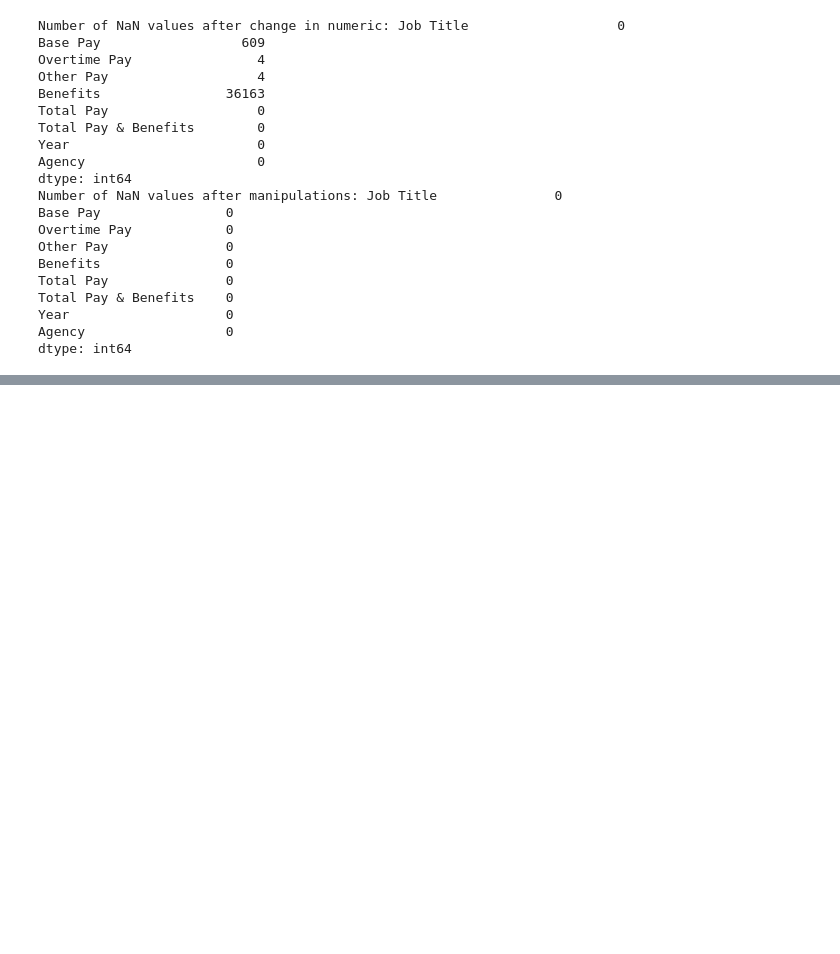
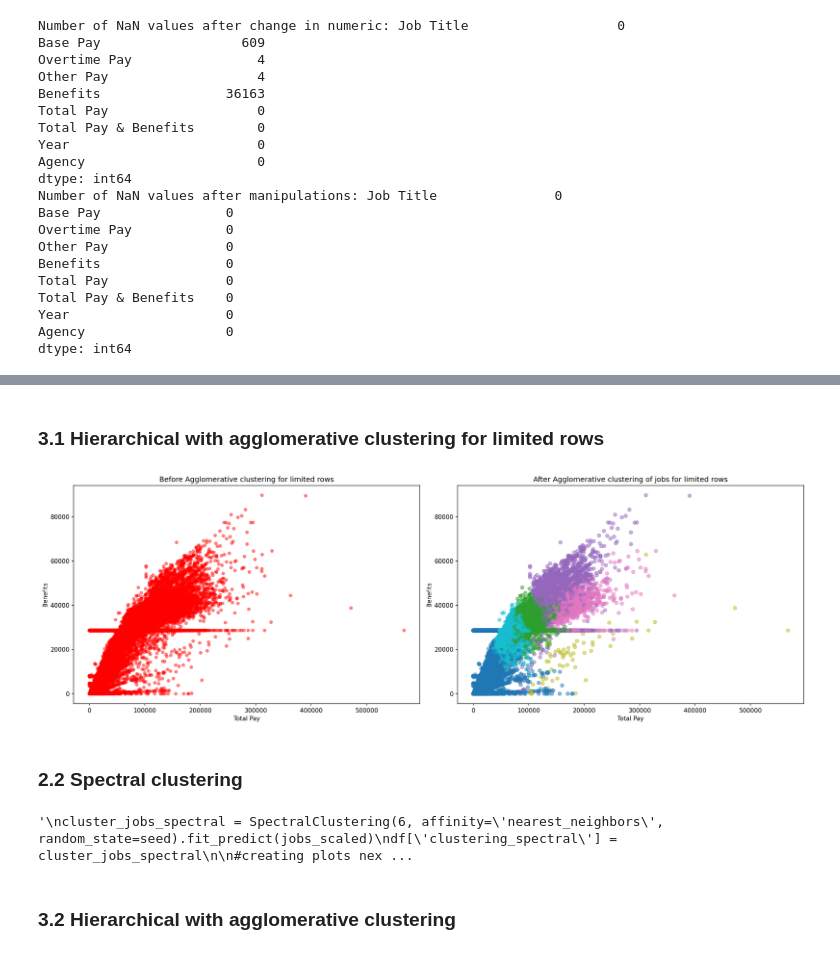
Before and after one commit to cricci3/Salaries_clustering, a Jupyter notebook: Project2_DA.ipynb, the cells around one changed output, grey strips where cells are left out. Cells and saved outputs as stored; diff of their text form; code cells hidden in the pictures; blank space fills up the shorter version.

```diff
--- a/Project2_DA.ipynb
+++ b/Project2_DA.ipynb
@@ -280,0 +461,56 @@ ax[1].axis('equal')
+# %% [markdown]
+### 3.1 Hierarchical with agglomerative clustering for limited rows
+# %%
+#Hierarchical with agglomerative clustering for limited rows (5000)
+cluster_jobs_agglomerative_limited = AgglomerativeClustering(n_clusters=6, metric='euclidean', linkage='ward')
+df_limited['clustering_agglomerative_limited'] = cluster_jobs_agglomerative_limited.fit_predict(jobs_scaled_limited)
+
+#creating plots next to each other to similarise the before and after clustering
+fig, ax = plt.subplots(1, 2, figsize=(18, 6), dpi=150)
+
+#the left plot shows data before Agglomerative clustering
+ax[0].scatter(df_limited[x_axis], df_limited[y_axis], edgecolor='none', facecolor='red', s=35, alpha=0.5)
+ax[0].set_title("Before Agglomerative clustering for limited rows")
+ax[0].set_xlabel(x_axis)
+ax[0].set_ylabel(y_axis)
+
+#the right plot shows data after Agglomerative clustering for jobs
+ax[1].scatter(df_limited[x_axis], df_limited[y_axis], c=df_limited['clustering_agglomerative_limited'], cmap='tab10', s=35, alpha=0.5)
+ax[1].set_title("After Agglomerative clustering of jobs for limited rows")
+ax[1].set_xlabel(x_axis)
+ax[1].set_ylabel(y_axis)
+
+plt.tight_layout()
+plt.show()
+# %% [output]
+[figure, added]
+# %% [markdown]
+### 2.2 Spectral clustering
+# %%
+#Spectral clustering for 6 columns ('Base Pay', 'Overtime Pay', 'Other Pay', 'Benefits', 'Total Pay', 'Total Pay & Benefits')
+cluster_jobs_spectral = SpectralClustering(6, affinity='nearest_neighbors', random_state=seed).fit_predict(jobs_scaled)
+df['clustering_spectral'] = cluster_jobs_spectral
+
+#creating plots next to each other to similarise the before and after clustering
+fig, ax = plt.subplots(1, 2, figsize=(18, 6), dpi=150)
+
+#the left plot shows data before Spectral clustering
+ax[0].scatter(df[x_axis], df[y_axis], edgecolor='none', facecolor='red', s=35, alpha=0.5)
+ax[0].set_title("Before Spectral clustering")
+ax[0].set_xlabel(x_axis)
+ax[0].set_ylabel(y_axis)
+
+#the right plot shows data after Spectral clustering for jobs
+ax[1].scatter(df[x_axis], df[y_axis], c=df['clustering_spectral'], cmap='tab10', s=35, alpha=0.5)
+ax[1].set_title("After Spectral clustering of jobs")
+ax[1].set_xlabel(x_axis)
+ax[1].set_ylabel(y_axis)
+
+plt.tight_layout()
+plt.show()
+
+#The spectral clustering method keeps running for a very long time in difference to K-Means clustering
+# %% [output]
+'\ncluster_jobs_spectral = SpectralClustering(6, affinity=\'nearest_neighbors\', random_state=seed).fit_predict(jobs_scaled)\ndf[\'clustering_spectral\'] = cluster_jobs_spectral\n\n#creating plots nex ...
+# %% [markdown]
+### 3.2 Hierarchical with agglomerative clustering
```
Also changed, not shown: parts of 20 cells of this notebook.
